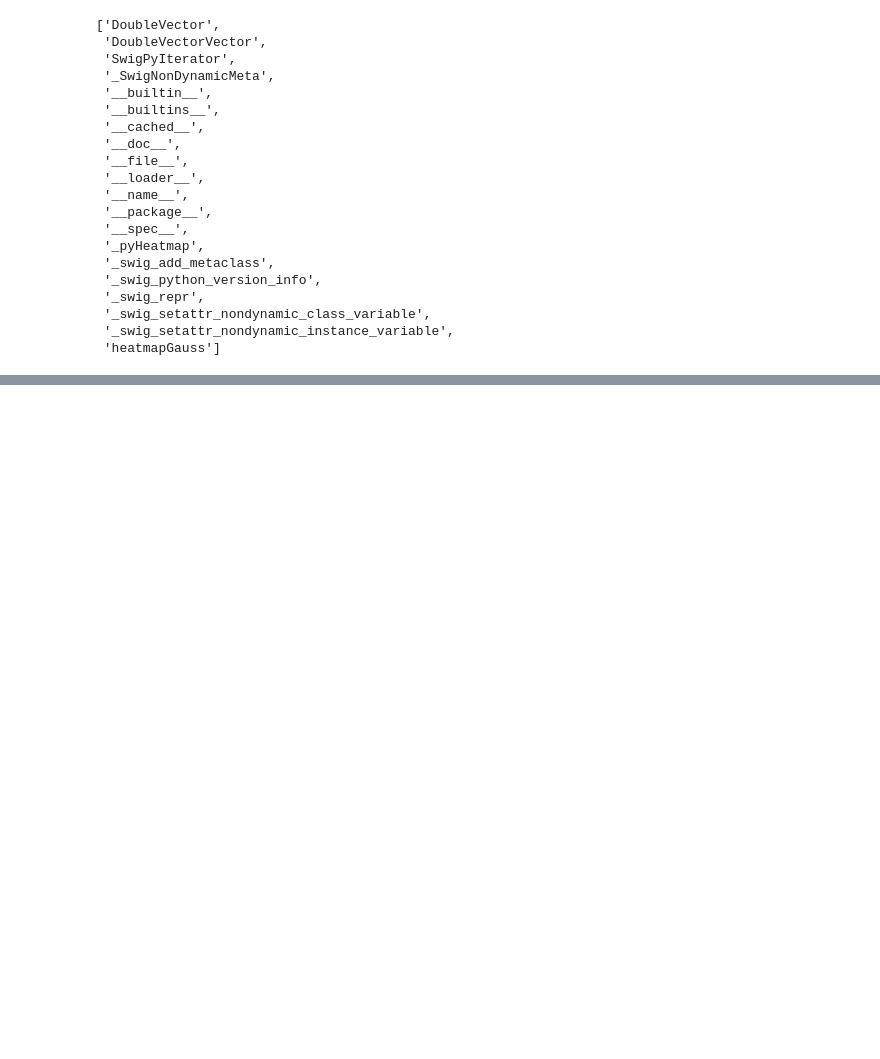
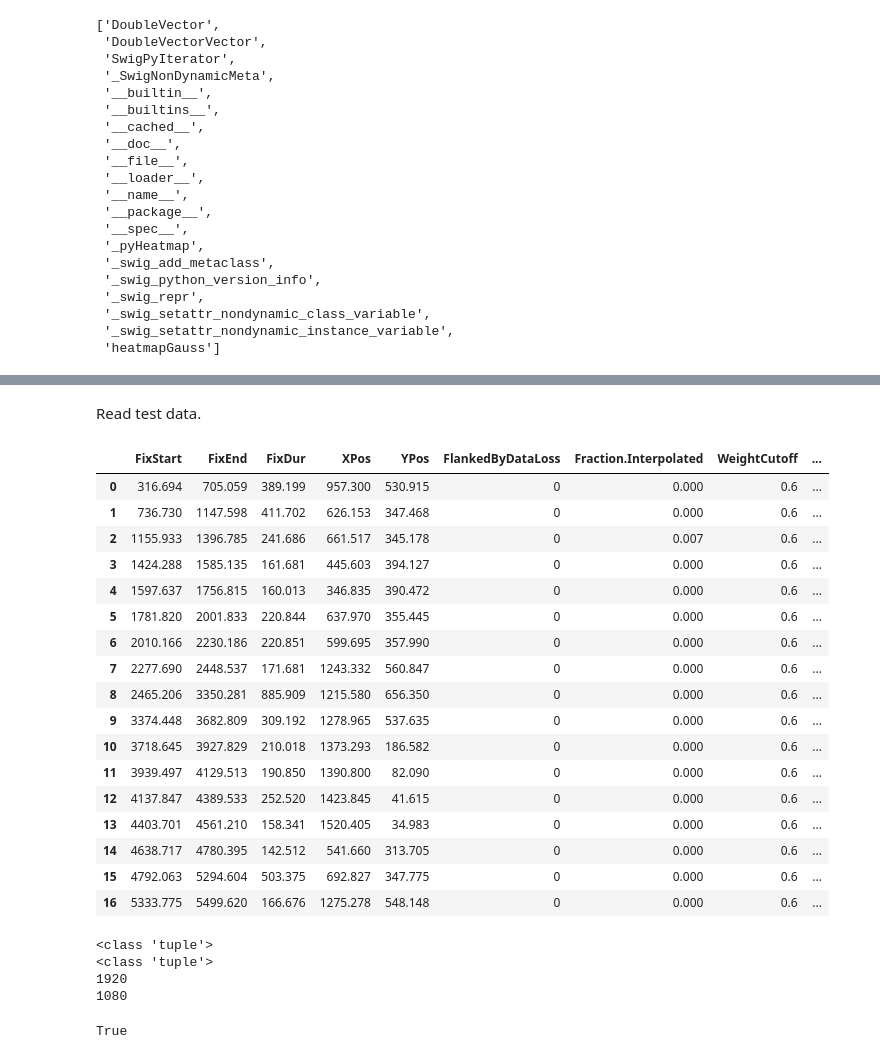
Before and after one commit to qwasium/ganca, a Jupyter notebook: python_test/test_heatmap.ipynb, the cells around one changed output, grey strips where cells are left out. Cells and saved outputs as stored; diff of their text form; code cells hidden in the pictures; blank space fills up the shorter version.

```diff
--- a/python_test/test_heatmap.ipynb
+++ b/python_test/test_heatmap.ipynb
@@ -47,0 +100,29 @@ print(len(heat_map[0]))
+# %% [markdown]
+Read test data.
+# %%
+aka_path = '../../test_data/aka_fixation.csv'
+midori_path = '../../test_data/midori_fixation.csv'
+
+aka_df = pd.read_csv(aka_path)
+midori_df = pd.read_csv(midori_path)
+# %%
+aka_df
+# %% [output]
+|  | FixStart | FixEnd | FixDur | XPos | YPos | FlankedByDataLoss | Fraction.Interpolated | WeightCutoff | ... |
+| 0 | 316.694 | 705.059 | 389.199 | 957.300 | 530.915 | 0 | 0.000 | 0.6 | ... |
+| 1 | 736.730 | 1147.598 | 411.702 | 626.153 | 347.468 | 0 | 0.000 | 0.6 | ... |
+| 2 | 1155.933 | 1396.785 | 241.686 | 661.517 | 345.178 | 0 | 0.007 | 0.6 | ... |
+| 3 | 1424.288 | 1585.135 | 161.681 | 445.603 | 394.127 | 0 | 0.000 | 0.6 | ... |
+| 4 | 1597.637 | 1756.815 | 160.013 | 346.835 | 390.472 | 0 | 0.000 | 0.6 | ... |
+| 5 | 1781.820 | 2001.833 | 220.844 | 637.970 | 355.445 | 0 | 0.000 | 0.6 | ... |
+| 6 | 2010.166 | 2230.186 | 220.851 | 599.695 | 357.990 | 0 | 0.000 | 0.6 | ... |
+| 7 | 2277.690 | 2448.537 | 171.681 | 1243.332 | 560.847 | 0 | 0.000 | 0.6 | ... |
+| 8 | 2465.206 | 3350.281 | 885.909 | 1215.580 | 656.350 | 0 | 0.000 | 0.6 | ... |
+| 9 | 3374.448 | 3682.809 | 309.192 | 1278.965 | 537.635 | 0 | 0.000 | 0.6 | ... |
+| 10 | 3718.645 | 3927.829 | 210.018 | 1373.293 | 186.582 | 0 | 0.000 | 0.6 | ... |
+| 11 | 3939.497 | 4129.513 | 190.850 | 1390.800 | 82.090 | 0 | 0.000 | 0.6 | ... |
+| 12 | 4137.847 | 4389.533 | 252.520 | 1423.845 | 41.615 | 0 | 0.000 | 0.6 | ... |
+| 13 | 4403.701 | 4561.210 | 158.341 | 1520.405 | 34.983 | 0 | 0.000 | 0.6 | ... |
+| 14 | 4638.717 | 4780.395 | 142.512 | 541.660 | 313.705 | 0 | 0.000 | 0.6 | ... |
+| 15 | 4792.063 | 5294.604 | 503.375 | 692.827 | 347.775 | 0 | 0.000 | 0.6 | ... |
+| 16 | 5333.775 | 5499.620 | 166.676 | 1275.278 | 548.148 | 0 | 0.000 | 0.6 | ... |
@@ -47,0 +141,24 @@ print(len(heat_map[0]))
+# %%
+print(type(aka_heatmap))
+print(type(aka_heatmap[0]))
+print(len(aka_heatmap))
+print(len(aka_heatmap[0]))
+# %% [output]
+<class 'tuple'>
+<class 'tuple'>
+1920
+1080
+# %%
+pyTestFunc.test_matrix(
+	aka_heatmap,
+	pyTestFunc.heatmap_gauss(
+		aka_fix_x,
+		aka_fix_y,
+		aka_fix_dur,
+		1920,
+		1080,
+		sigma_factor=1
+	)
+)
+# %% [output]
+True
```
Also changed, not shown: parts of 21 cells of this notebook, 27 other files.
